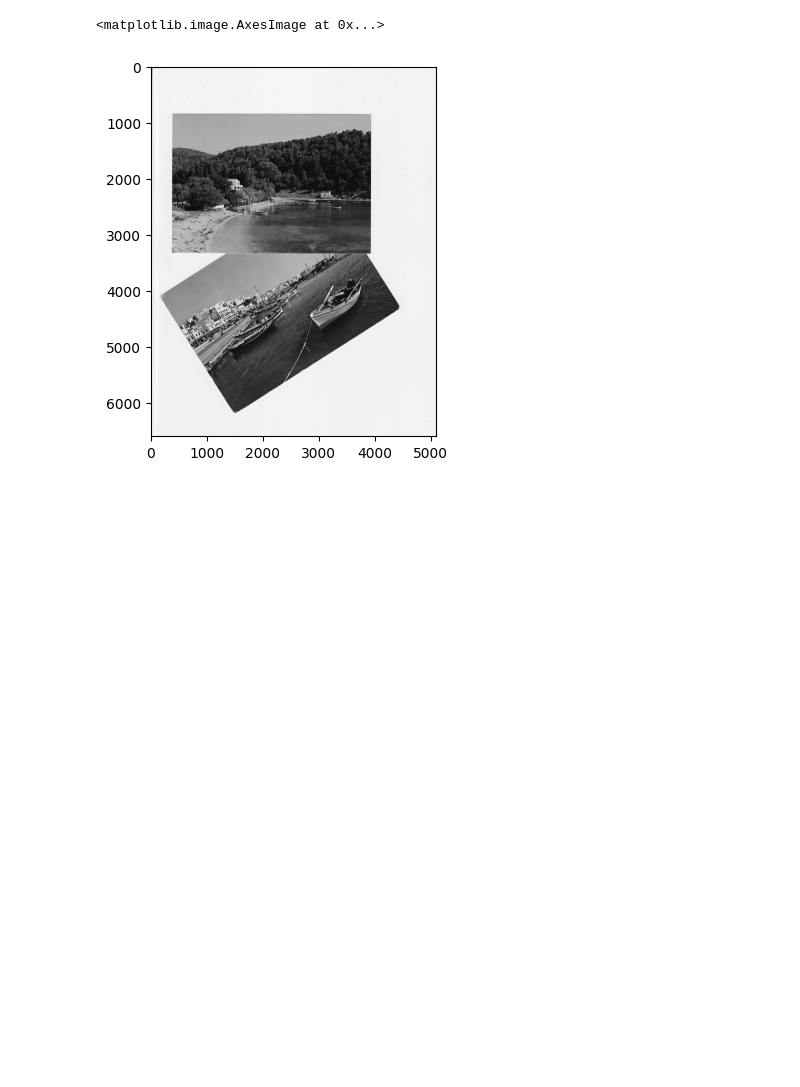
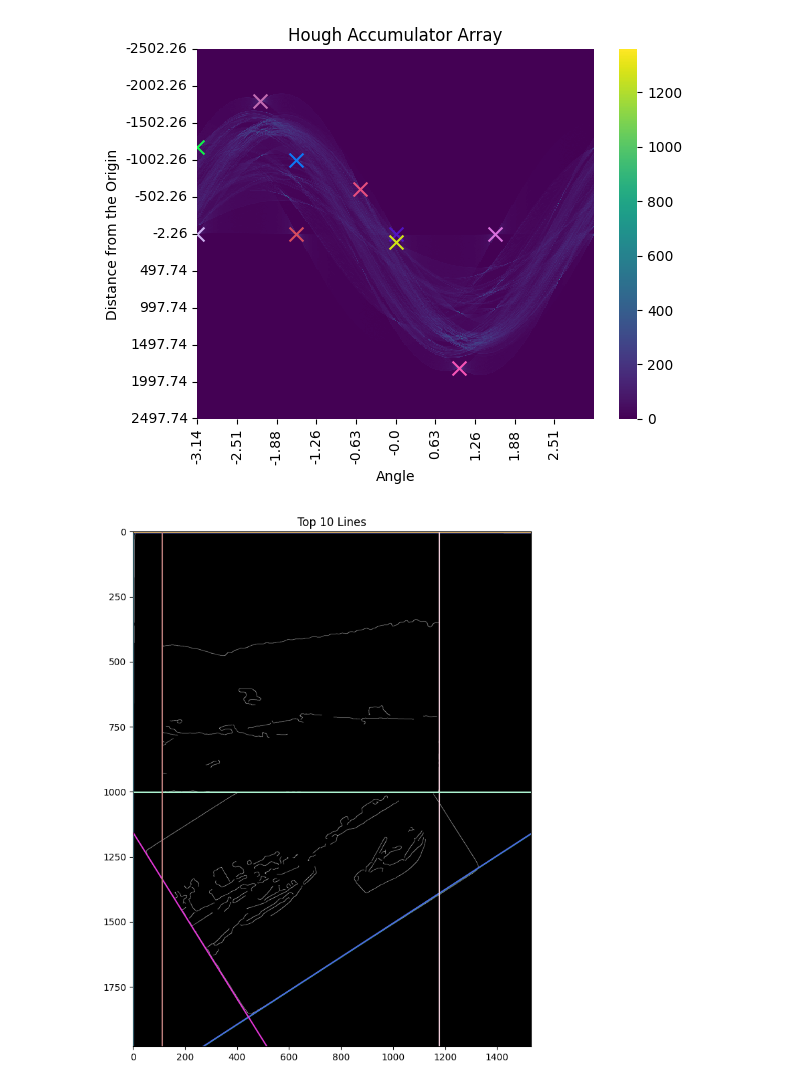
Before and after one commit to andriotis/dip-2, a Jupyter notebook: lab.ipynb, the cells around one changed output. Drawn from its saved outputs; the diff is of its cells as text; code cells hidden in the pictures; blank space fills up the shorter version.

```diff
--- a/lab.ipynb
+++ b/lab.ipynb
@@ -202,20 +38,58 @@ plt.show()
-# %%
-from matplotlib import pyplot as plt
-
-
-plt.imshow(gray, cmap="gray")
-
-# coords = corner_peaks(corner_harris(image), min_distance=5, threshold_rel=0.02)
-# coords_subpix = corner_subpix(image, coords, window_size=13)
-
-# fig, ax = plt.subplots()
-# ax.imshow(image, cmap=plt.cm.gray)
-# ax.plot(
-#     coords[:, 1], coords[:, 0], color='cyan', marker='o', linestyle='None', markersize=6
-# )
-# ax.plot(coords_subpix[:, 1], coords_subpix[:, 0], '+r', markersize=15)
-# ax.axis((0, 310, 200, 0))
-# plt.show()
-# %% [output]
-<matplotlib.image.AxesImage at 0x...>
-[figure, removed]
+# %%
+# Example usage
+# img_binary = ... (your binary image here)
+d_rho = 5
+d_theta = np.pi / 180
+n = 10
+H, L, res = my_hough_transform(binary, d_rho, d_theta, n)
+# %%
+# Get the dimensions of the input binary image
+height, width = binary.shape
+
+# Calculate the maximum possible value of rho
+max_rho = np.sqrt(height**2 + width**2)
+rhos = np.arange(-max_rho, max_rho, d_rho)
+thetas = np.arange(-np.pi, np.pi, d_theta)
+# Plot the Hough accumulator array
+ax = sns.heatmap(H, cmap="viridis")
+ax.set_title("Hough Accumulator Array")
+ax.set_xlabel("Angle")
+ax.set_ylabel("Distance from the Origin")
+
+ax.set_xticks(np.arange(0, len(thetas), len(thetas) // 10))
+ax.set_xticklabels(np.round(thetas[:: len(thetas) // 10], 2))
+
+ax.set_yticks(np.arange(0, len(rhos), len(rhos) // 10))
+ax.set_yticklabels(np.round(rhos[:: len(rhos) // 10], 2))
+
+# Scatter rho, theta pairs
+for rho, theta in L:
+    # add different color for each line to make it easier to distinguish NOT RANDOM
+    color = np.random.rand(
+        3,
+    )
+    ax.scatter(
+        thetas.tolist().index(theta),
+        rhos.tolist().index(rho),
+        c=[color],
+        s=100,
+        marker="x",
+    )
+
+plt.figure(figsize=(10, 10))
+for rho, theta in L:
+    color = np.random.rand(
+        3,
+    )
+    p0 = np.array([rho * np.cos(theta), rho * np.sin(theta)])
+    direction = np.array([p0[1], -p0[0]]) / np.linalg.norm(p0)
+    p1 = p0 + 5000 * direction
+    p2 = p0 - 5000 * direction
+    # plt.plot(p0[0], p0[1], "ro")
+    plt.plot([p1[0], p2[0]], [p1[1], p2[1]], c=color)
+plt.imshow(original, cmap="gray")
+plt.title(f"Top {len(L)} Lines")
+plt.show()
+# %% [output]
+[figure, added]
+[figure, added]
```
Also changed, not shown: parts of 15 cells of this notebook, 6 other files.
